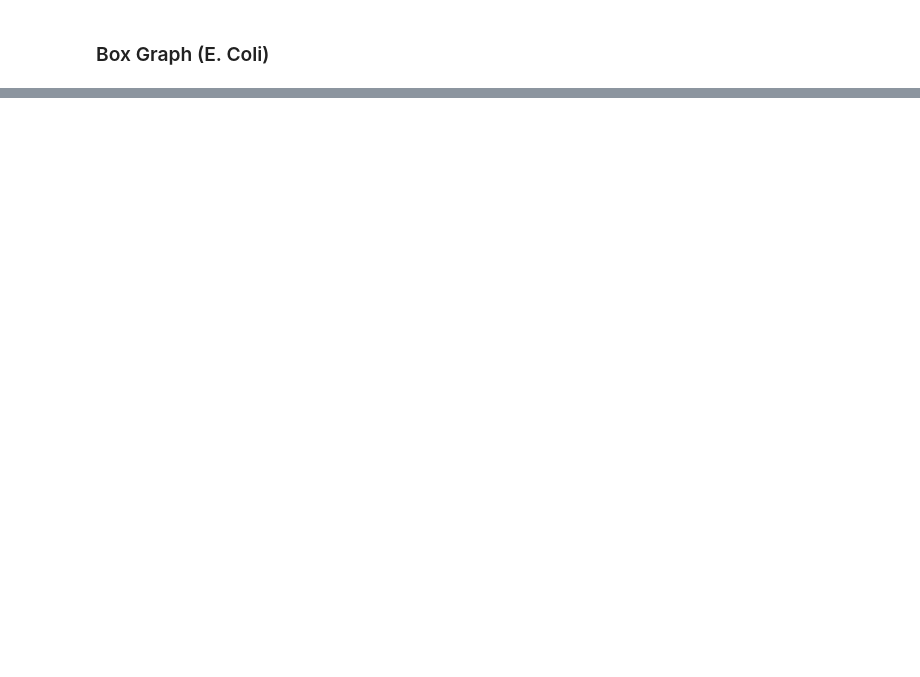
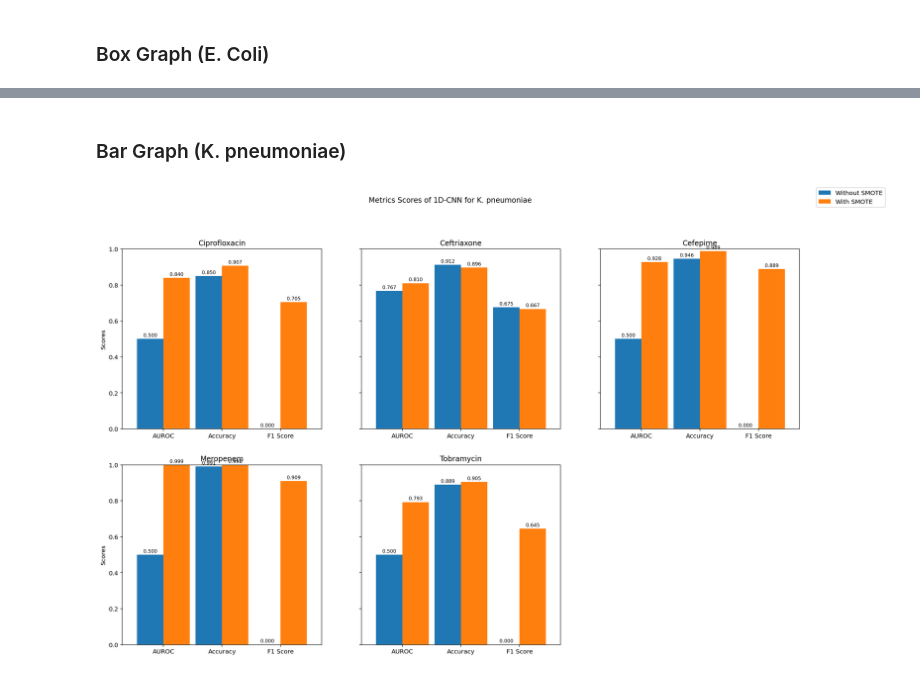
Before and after one commit to seibikobara/CS534FinalMSpathogens, a Jupyter notebook: 1d_cnn_smote.ipynb, the cells around one changed output, grey strips where cells are left out. Cells and saved outputs as stored; diff of their text form; code cells hidden in the pictures; blank space fills up the shorter version.

Commit message:
feat(CNN): update results for pneumoniae and aureus

```diff
--- a/1d_cnn_smote.ipynb
+++ b/1d_cnn_smote.ipynb
@@ -160,0 +163,30 @@ ecoli_results.box_plot(
+# %%
+kpn_trainer = Trainer(
+    pathogen='Klebsiella pneumoniae',
+    n_splits=5,
+    sites=sites,
+    years=years,
+)
+
+kpn_drugs = [
+    'Ciprofloxacin',
+    'Ceftriaxone',
+    'Cefepime',
+    'Meropenem',
+    'Tobramycin',
+]
+
+for drug in kpn_drugs:
+    kpn_trainer.fit(
+        drug=drug,
+        model=build_cnn_1d(),
+        # params for `model.fit()`
+        epochs=100,
+        validation_split=0.2,
+        verbose=0,
+        callbacks=cnn_callbacks,
+    )
+
+# collect results
+kpn_results = kpn_trainer.collect_results()
+kpn_results.save_to('./results/1d_cnn/kpn')
@@ -160,0 +239,14 @@ ecoli_results.box_plot(
+# %% [markdown]
+### Bar Graph (K. pneumoniae)
+# %%
+kpn_results.bar_plot(
+    title='Metrics Scores of 1D-CNN for K. pneumoniae',
+    save_as='./results/1d_cnn/kpn/bar.png',
+    nrows=2,
+    ncols=3,
+    sharey=True,
+    figsize=(20, 12),
+    y_lim=(0, 1),
+)
+# %% [output]
+[figure, added]
```
Also changed, not shown: parts of 14 cells of this notebook, 31 other files.
